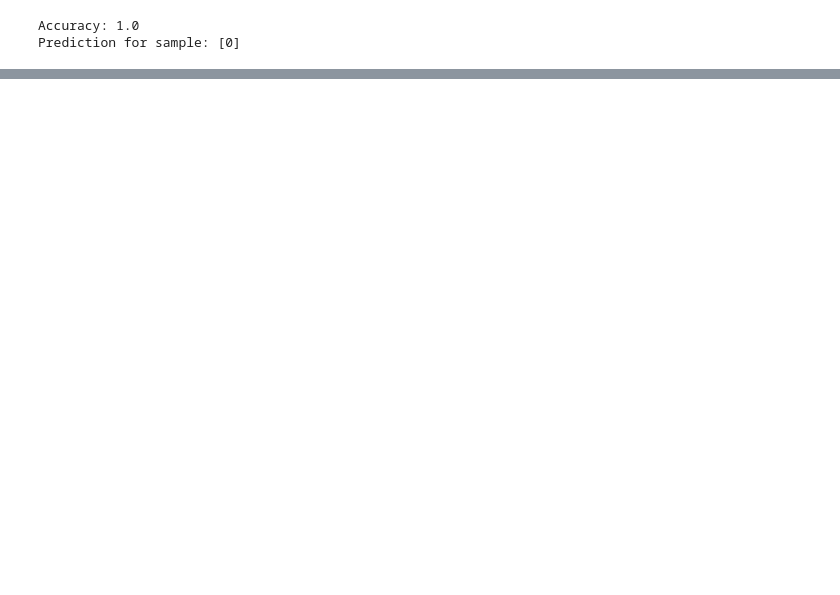
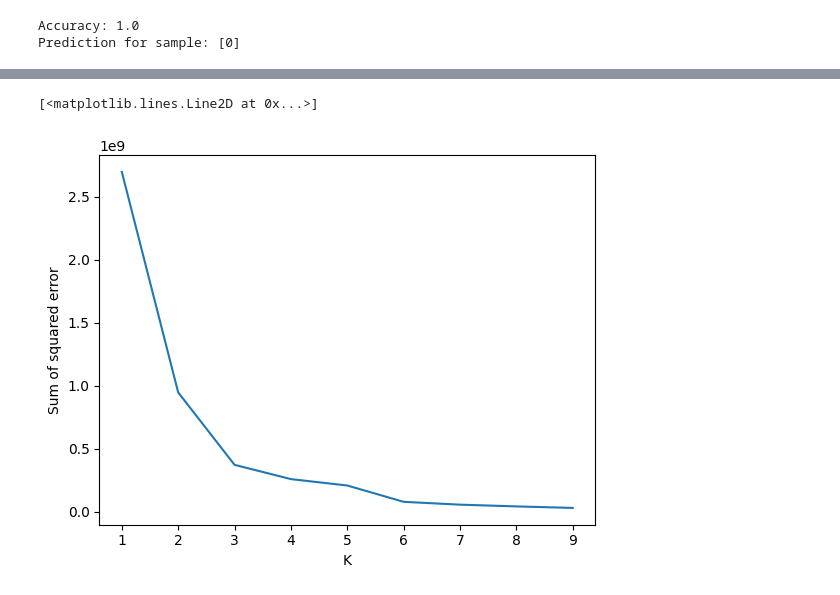
Before and after one commit to abhiii1801/Learning-AI-and-Machine-Leaning, a Jupyter notebook: ml_learn.ipynb, the cells around one changed output, grey strips where cells are left out. Cells and saved outputs as stored; diff of their text form; code cells hidden in the pictures; blank space fills up the shorter version.

```diff
--- a/ml_learn.ipynb
+++ b/ml_learn.ipynb
@@ -340,0 +459,22 @@ Prediction for sample: [0]
+# %%
+# to predict / see the number of clusters or the value of k:
+# elbow technique
+
+sse = []
+k_rng = range(1,10)
+for k in k_rng:
+    km = KMeans(n_clusters=k)
+    km.fit(df_k[['age','income']])
+    sse.append(km.inertia_)
+
+#inertia_ = how well the data fits into the clusters
+# it gives the sum of squared distances of each point to its nearest cluster center or how tight/compact the clusters are
+# %%
+plt.xlabel('K')
+plt.ylabel('Sum of squared error')
+plt.plot(k_rng,sse)
+
+#we can se kinda that the elbow is at 3 - 4 which is telling us that there might be 3 -4 clusters in the data
+# %% [output]
+[<matplotlib.lines.Line2D at 0x...>]
+[figure, added]
```
Also changed, not shown: parts of 14 cells of this notebook, 2 other files.
